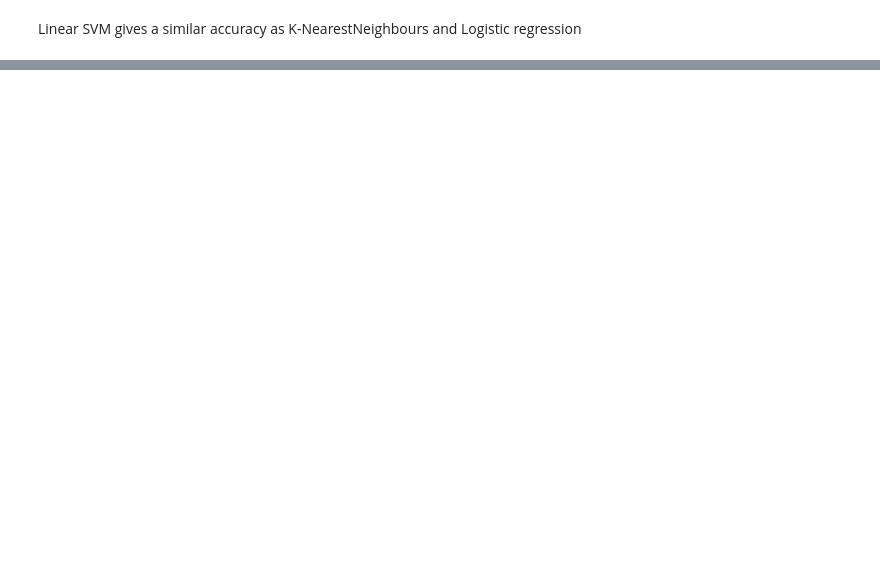
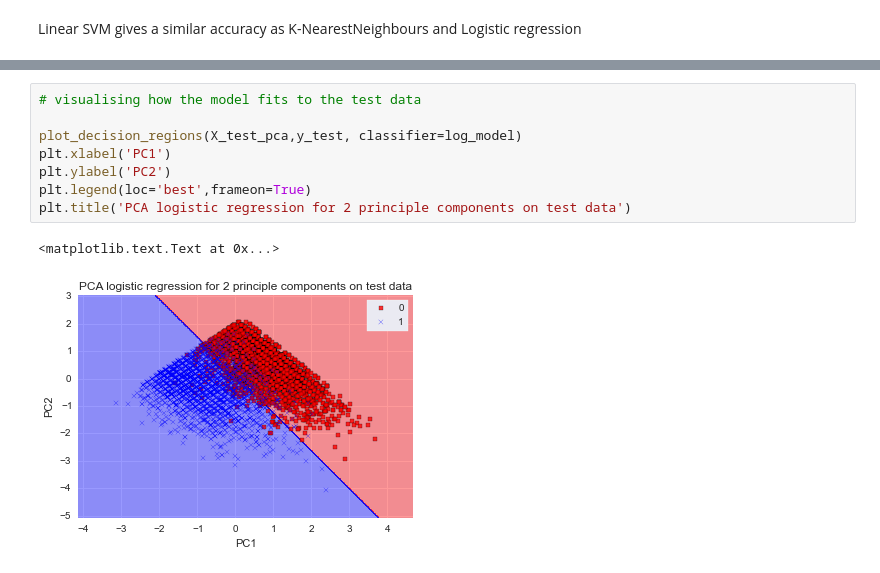
Before and after one commit to Fungie/Data_science_tasks, a Jupyter notebook: Predicting company website conversion rate.ipynb, the cells around one changed output, grey strips where cells are left out. Cells and saved outputs as stored; diff of their text form; blank space fills up the shorter version.

```diff
--- a/Predicting company website conversion rate.ipynb
+++ b/Predicting company website conversion rate.ipynb
@@ -462,0 +430,11 @@ Linear SVM gives a similar accuracy as K-NearestNeighbours and Logistic regressi
+# %%
+# visualising how the model fits to the test data
+
+plot_decision_regions(X_test_pca,y_test, classifier=log_model)
+plt.xlabel('PC1')
+plt.ylabel('PC2')
+plt.legend(loc='best',frameon=True)
+plt.title('PCA logistic regression for 2 principle components on test data')
+# %% [output]
+<matplotlib.text.Text at 0x...>
+[figure, added]
```
Also changed, not shown: parts of 36 cells of this notebook.
